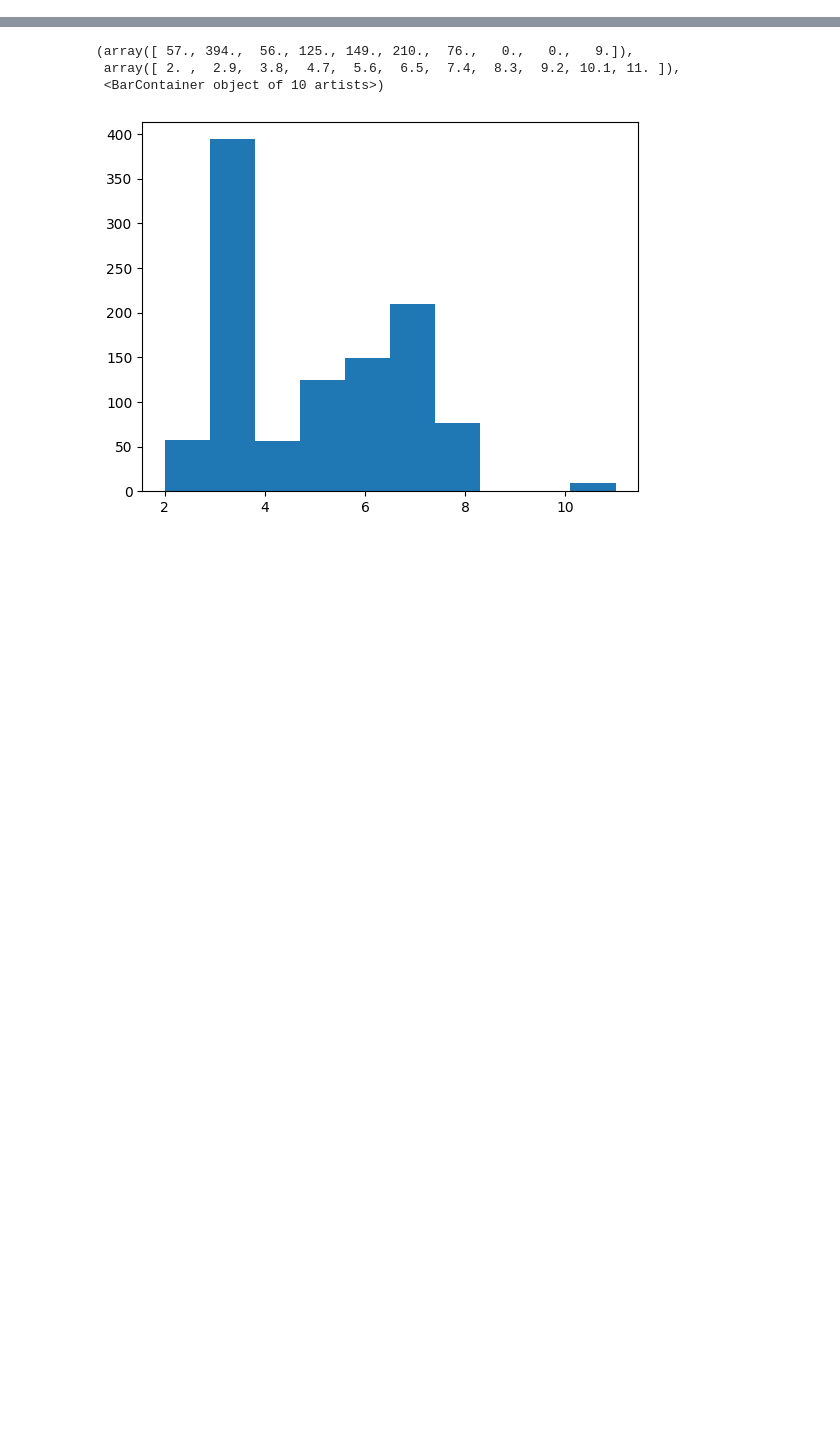
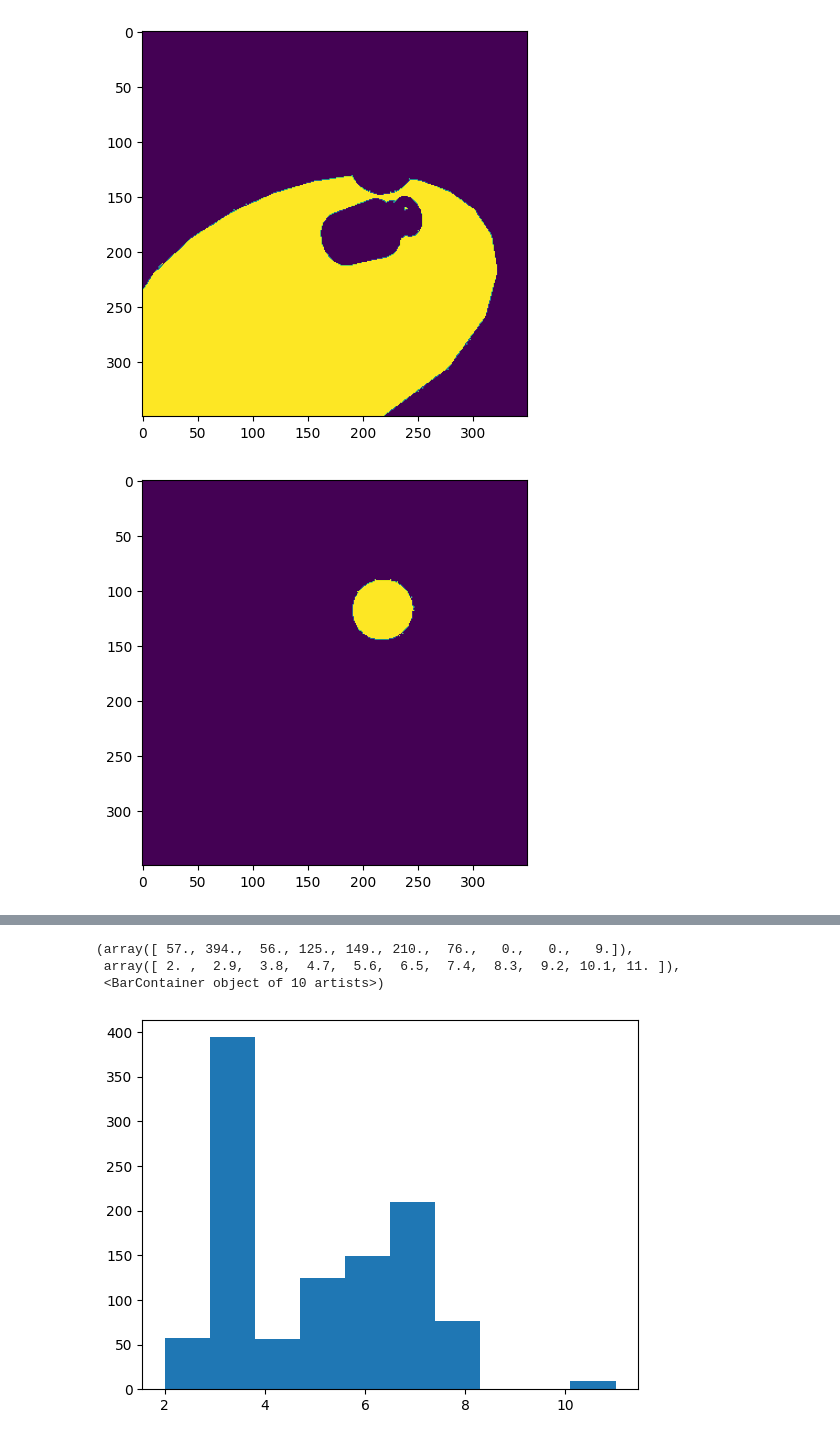
Before and after one commit to HaoliangWang/ADEPT-Model, a Jupyter notebook: dataset/makers/test.ipynb, the cells around one changed output, grey strips where cells are left out. Cells and saved outputs as stored; diff of their text form; code cells hidden in the pictures; blank space fills up the shorter version.

```diff
--- a/dataset/makers/test.ipynb
+++ b/dataset/makers/test.ipynb
@@ -0,0 +25,16 @@
+# %%
+with open('/ccn2/u/haw027/b3d_ipe/test_composite/annotated_ann_link.json') as f:
+    gt_file = json.load(f)
+
+stim_name = 'link_all_movies_pilot_linking_nl1-8_mg000_aCyl_bCyl_tdwroom_small_rings_0033'
+frame = 40
+gt_file = gt_file[f"{stim_name}"]
+gt_info = gt_file['scene'][frame]['objects']
+for i in range(len(gt_info)):
+    area = mask_util.decode(gt_info[i]['mask']).astype(bool)
+    fig = plt.figure(figsize=[10, 5])
+    ax = fig.add_subplot(111)
+    ax.imshow(area)
+# %% [output]
+[figure, added]
+[figure, added]
```
Also changed, not shown: parts of 3 cells of this notebook, 3 other files.
